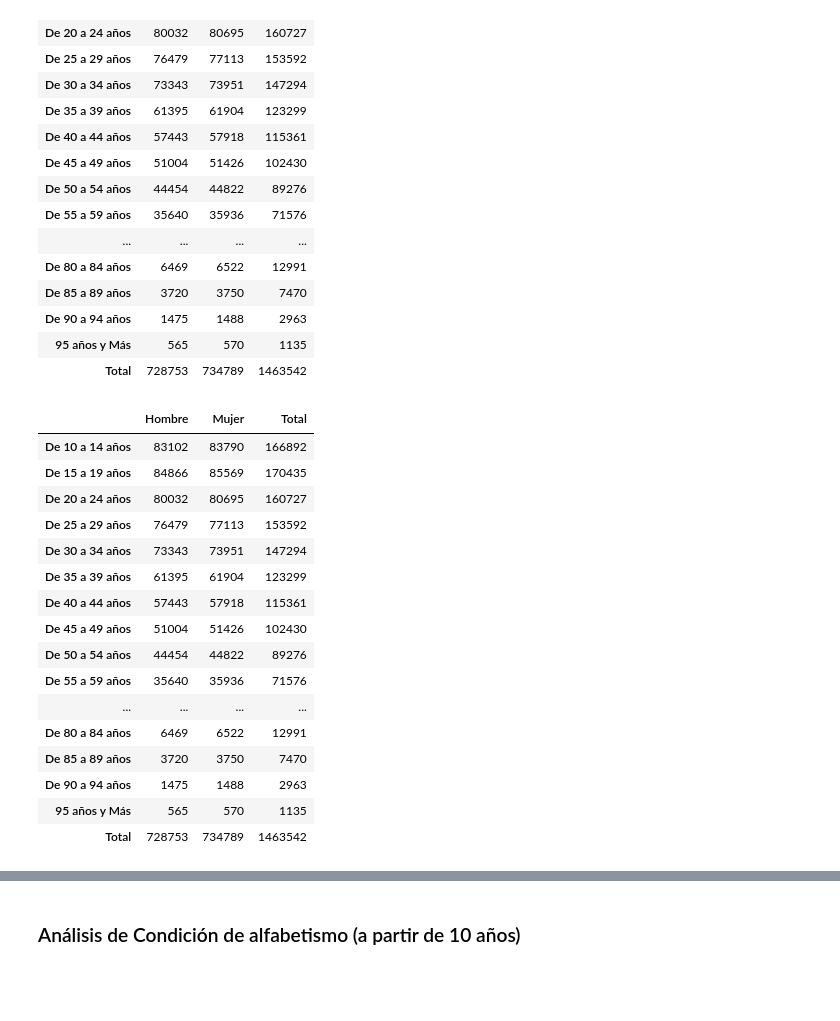
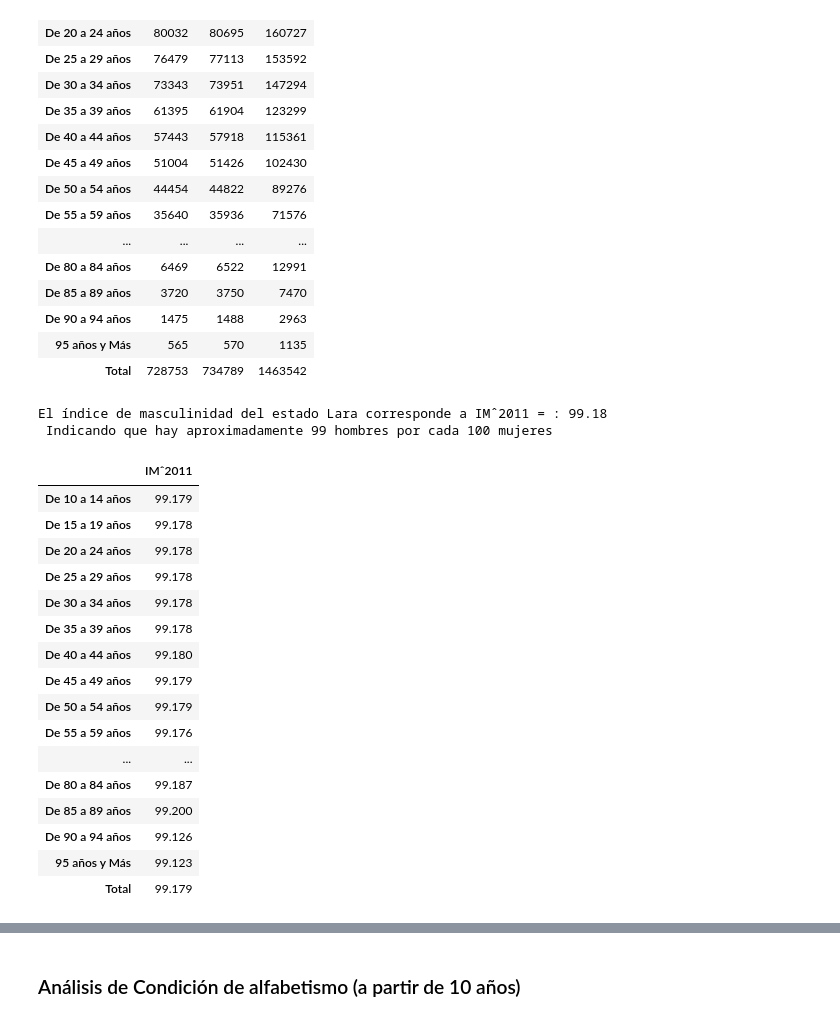
Before and after one commit to Giorferp/Analisis_demografico_del_estado_Lara_VEN, a Jupyter notebook: Análisis_Demográfico_del_Estado_Lara.ipynb, the cells around one changed output, grey strips where cells are left out. Saved outputs shown, nothing was run; the diff lists cells and outputs as text; code cells hidden in the pictures; blank space fills up the shorter version.

```diff
--- a/Análisis_Demográfico_del_Estado_Lara.ipynb
+++ b/Análisis_Demográfico_del_Estado_Lara.ipynb
@@ -170,54 +177,31 @@ Tabla_edad_sexo
 | De 90 a 94 años | 1475 | 1488 | 2963 |
 | 95 años y Más | 565 | 570 | 1135 |
 | Total | 728753 | 734789 | 1463542 |
-# %%
-df_edad_sexo = pd.merge(
-    left=df_lara_sexo,
-    right=df_lara_grupos_edad,
-    on=["Código UBIGEO", "Entidad Federal", "Municipio", "Parroquia"],
-    suffixes=("_sexo", "_edad")
-).copy()
-
-edades = [
-    "De 10 a 14 años", "De 15 a 19 años", "De 20 a 24 años", "De 25 a 29 años",
-    "De 30 a 34 años", "De 35 a 39 años", "De 40 a 44 años", "De 45 a 49 años",
-    "De 50 a 54 años", "De 55 a 59 años", "De 60 a 64 años", "De 65 a 69 años",
-    "De 70 a 74 años", "De 75 a 79 años", "De 80 a 84 años", "De 85 a 89 años",
-    "De 90 a 94 años", "95 años y Más"
-]
-
-totales_por_edad = df_edad_sexo[edades].sum()
-prop_h = df_lara_sexo["Hombre"].sum() / df_lara_sexo["Total"].sum()
-prop_m = df_lara_sexo["Mujer"].sum() / df_lara_sexo["Total"].sum()
-
-Tabla_edad_sexo = pd.DataFrame({
-    "Hombre": (totales_por_edad * prop_h).round().astype(int),
-    "Mujer": (totales_por_edad * prop_m).round().astype(int),
-    "Total": totales_por_edad.astype(int)
-}, index=edades)
-
-Tabla_edad_sexo.loc["Total"] = [
-    Tabla_edad_sexo["Hombre"].sum(),
-    Tabla_edad_sexo["Mujer"].sum(),
-    Tabla_edad_sexo["Total"].sum()
-]
-
-Tabla_edad_sexo
-# %% [output]
-|  | Hombre | Mujer | Total |
-| De 10 a 14 años | 83102 | 83790 | 166892 |
-| De 15 a 19 años | 84866 | 85569 | 170435 |
-| De 20 a 24 años | 80032 | 80695 | 160727 |
-| De 25 a 29 años | 76479 | 77113 | 153592 |
-| De 30 a 34 años | 73343 | 73951 | 147294 |
-| De 35 a 39 años | 61395 | 61904 | 123299 |
-| De 40 a 44 años | 57443 | 57918 | 115361 |
-| De 45 a 49 años | 51004 | 51426 | 102430 |
-| De 50 a 54 años | 44454 | 44822 | 89276 |
-| De 55 a 59 años | 35640 | 35936 | 71576 |
-| ... | ... | ... | ... |
-| De 80 a 84 años | 6469 | 6522 | 12991 |
-| De 85 a 89 años | 3720 | 3750 | 7470 |
-| De 90 a 94 años | 1475 | 1488 | 2963 |
-| 95 años y Más | 565 | 570 | 1135 |
-| Total | 728753 | 734789 | 1463542 |
+# %%
+print(f'El índice de masculinidad del estado Lara corresponde a IMˆ2011 = : {round(Tabla_edad_sexo['Hombre']['Total'] / Tabla_edad_sexo['Mujer']['Total'] *100,2)}\n Indicando que hay aproximadamente 99 hombres por cada 100 mujeres')
+# %% [output]
+El índice de masculinidad del estado Lara corresponde a IMˆ2011 = : 99.18
+ Indicando que hay aproximadamente 99 hombres por cada 100 mujeres
+# %%
+indice_masc_edad = pd.DataFrame({
+    'IMˆ2011': round(Tabla_edad_sexo['Hombre']/Tabla_edad_sexo['Mujer']*100,3)
+})
+indice_masc_edad
+# %% [output]
+|  | IMˆ2011 |
+| De 10 a 14 años | 99.179 |
+| De 15 a 19 años | 99.178 |
+| De 20 a 24 años | 99.178 |
+| De 25 a 29 años | 99.178 |
+| De 30 a 34 años | 99.178 |
+| De 35 a 39 años | 99.178 |
+| De 40 a 44 años | 99.180 |
+| De 45 a 49 años | 99.179 |
+| De 50 a 54 años | 99.179 |
+| De 55 a 59 años | 99.176 |
+| ... | ... |
+| De 80 a 84 años | 99.187 |
+| De 85 a 89 años | 99.200 |
+| De 90 a 94 años | 99.126 |
+| 95 años y Más | 99.123 |
+| Total | 99.179 |
```
Also changed, not shown: parts of 8 cells of this notebook, 1 other file.
